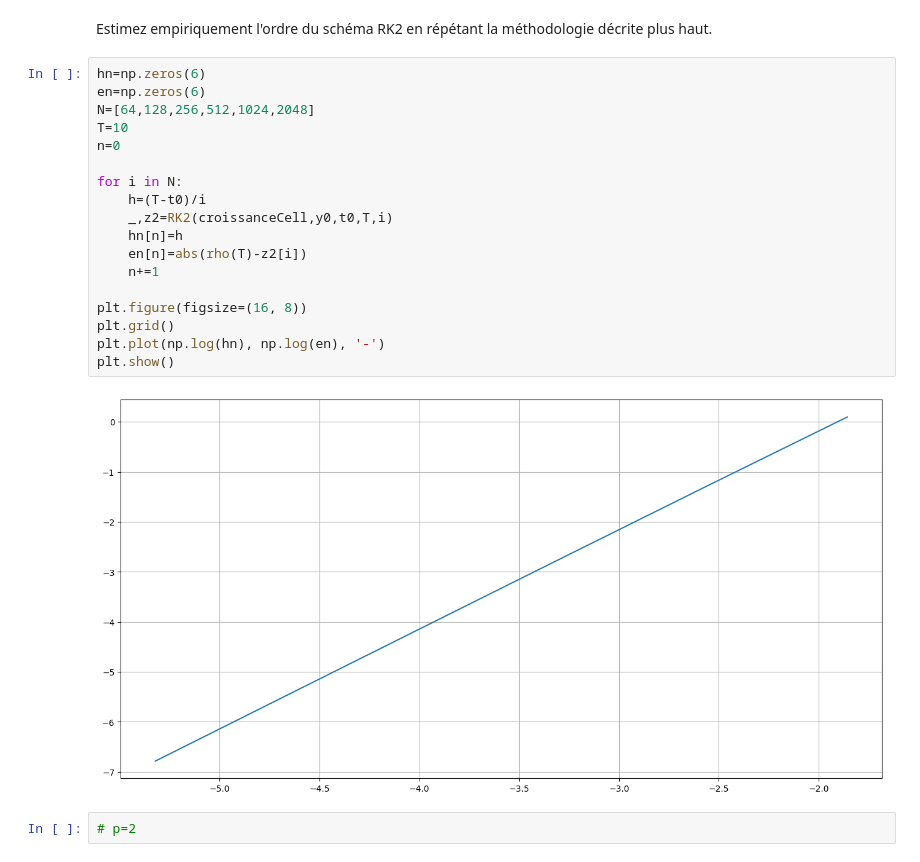
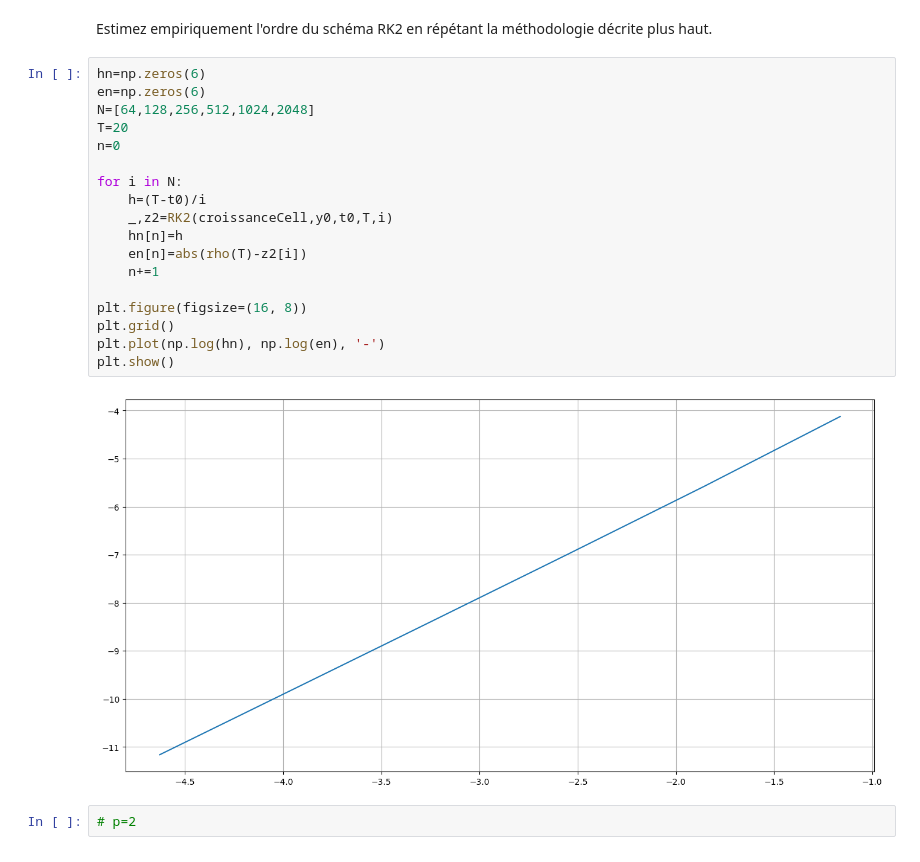
Before and after one commit to dygeir/MT09-TP, a Jupyter notebook: MT09-TP7_eleves.ipynb, the cells around one changed output. Saved outputs shown, nothing was run; the diff lists cells and outputs as text.

```diff
--- a/MT09-TP7_eleves.ipynb
+++ b/MT09-TP7_eleves.ipynb
@@ -247,23 +247,23 @@ Estimez empiriquement l'ordre du schéma RK2 en répétant la méthodologie déc
 # %%
 hn=np.zeros(6)
 en=np.zeros(6)
 N=[64,128,256,512,1024,2048]
-T=10
+T=20
 n=0
 
 for i in N:
     h=(T-t0)/i
     _,z2=RK2(croissanceCell,y0,t0,T,i)
     hn[n]=h
     en[n]=abs(rho(T)-z2[i])
     n+=1
 
 plt.figure(figsize=(16, 8))
 plt.grid()
 plt.plot(np.log(hn), np.log(en), '-')
 plt.show()
 # %% [output]
-[figure, old version]
+[figure, new version]
 # %%
 # p=2
 # %% [markdown]
```
Also changed, not shown: parts of 2 cells of this notebook.
